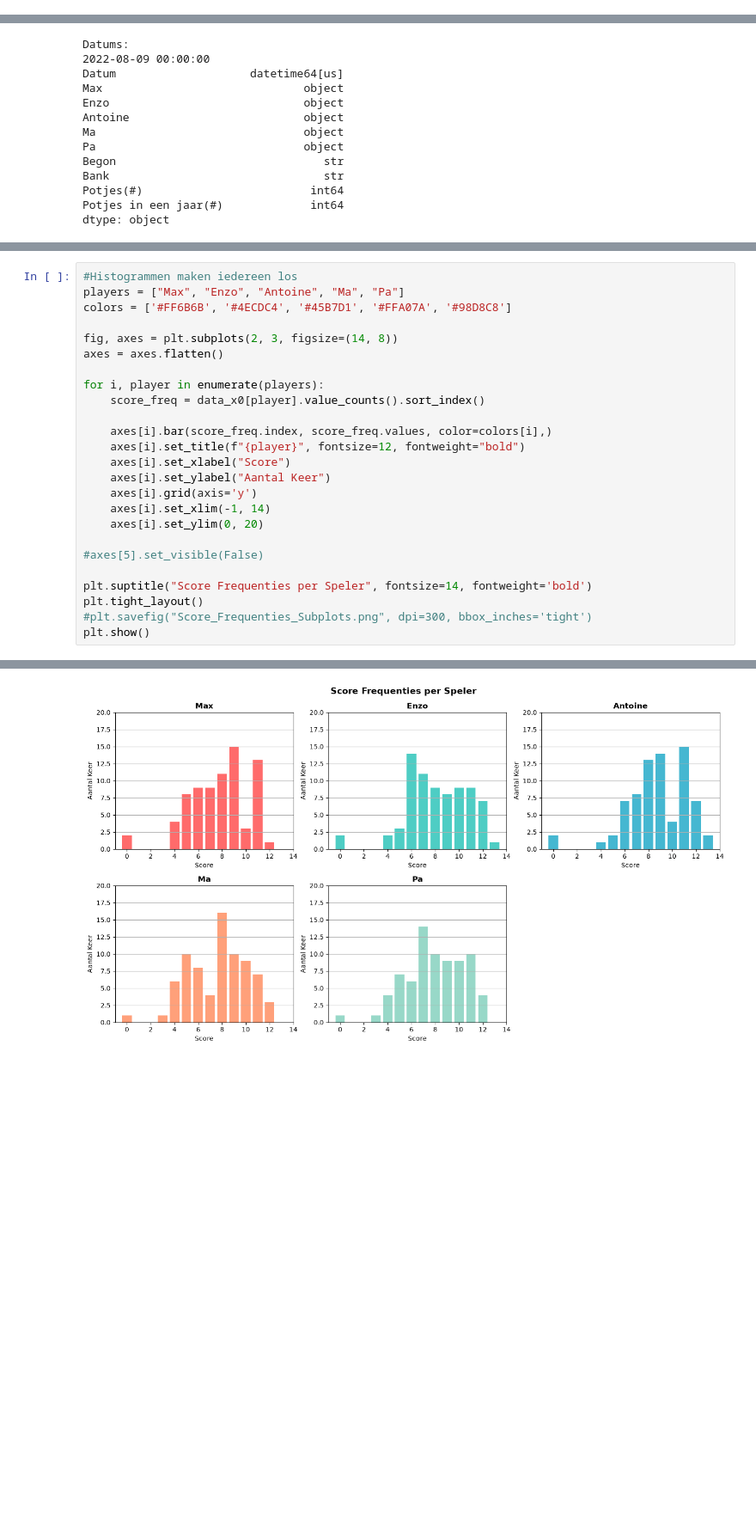
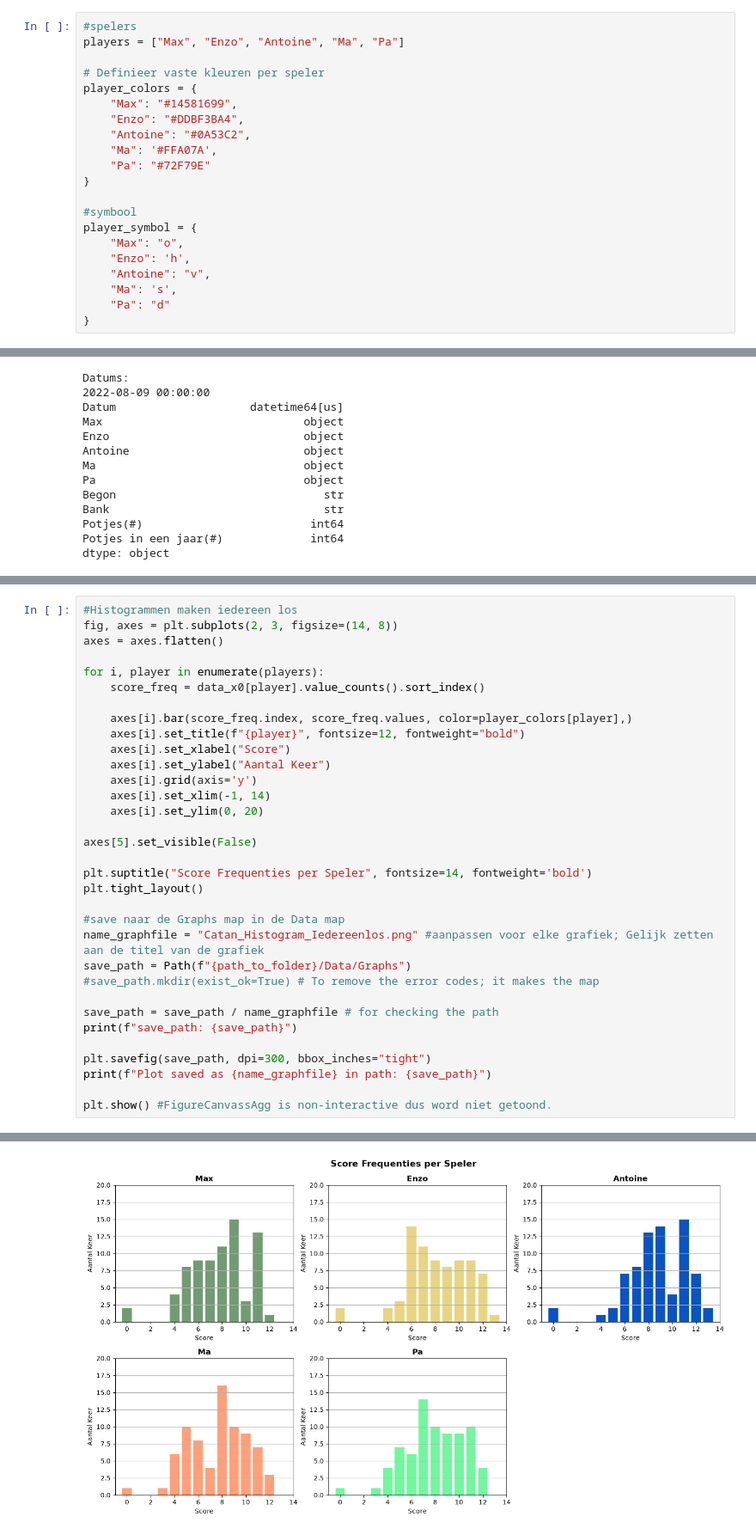
Before and after one commit to BroederZ/WebsiteCatan, a Jupyter notebook: Data/Catan_Data_Verwerking.ipynb, the cells around one changed output, grey strips where cells are left out. Shown at 86% size. Saved outputs shown, nothing was run; the diff lists cells and outputs as text; blank space fills up the shorter version.

```diff
--- a/Data/Catan_Data_Verwerking.ipynb
+++ b/Data/Catan_Data_Verwerking.ipynb
@@ -8,3 +17,24 @@ import openpyxl
+# %%
+#spelers
+players = ["Max", "Enzo", "Antoine", "Ma", "Pa"]
+
+# Definieer vaste kleuren per speler
+player_colors = {
+    "Max": "#14581699",
+    "Enzo": "#DDBF3BA4",
+    "Antoine": "#0A53C2",
+    "Ma": '#FFA07A',
+    "Pa": "#72F79E"
+}
+
+#symbool
+player_symbol = {
+    "Max": "o",
+    "Enzo": 'h',
+    "Antoine": "v",
+    "Ma": 's',
+    "Pa": "d"
+}
 # %%
 name_excelfile = "Catan_RawData_Copy.xlsx"
 #open path to the excel file
@@ -233,15 +348,12 @@ plt.show()
 # %%
 #Histogrammen maken iedereen los
-players = ["Max", "Enzo", "Antoine", "Ma", "Pa"]
-colors = ['#FF6B6B', '#4ECDC4', '#45B7D1', '#FFA07A', '#98D8C8']
-
 fig, axes = plt.subplots(2, 3, figsize=(14, 8))
 axes = axes.flatten()
 
 for i, player in enumerate(players):
     score_freq = data_x0[player].value_counts().sort_index()
 
-    axes[i].bar(score_freq.index, score_freq.values, color=colors[i],)
+    axes[i].bar(score_freq.index, score_freq.values, color=player_colors[player],)
     axes[i].set_title(f"{player}", fontsize=12, fontweight="bold")
     axes[i].set_xlabel("Score")
     axes[i].set_ylabel("Aantal Keer")
@@ -249,10 +361,21 @@ for i, player in enumerate(players):
     axes[i].set_xlim(-1, 14)
     axes[i].set_ylim(0, 20)
 
-#axes[5].set_visible(False)
+axes[5].set_visible(False)
 
 plt.suptitle("Score Frequenties per Speler", fontsize=14, fontweight='bold')
 plt.tight_layout()
-#plt.savefig("Score_Frequenties_Subplots.png", dpi=300, bbox_inches='tight')
-plt.show()
+
+#save naar de Graphs map in de Data map
+name_graphfile = "Catan_Histogram_Iedereenlos.png" #aanpassen voor elke grafiek; Gelijk zetten aan de titel van de grafiek
+save_path = Path(f"{path_to_folder}/Data/Graphs")
+#save_path.mkdir(exist_ok=True) # To remove the error codes; it makes the map
+
+save_path = save_path / name_graphfile # for checking the path
+print(f"save_path: {save_path}")
+
+plt.savefig(save_path, dpi=300, bbox_inches="tight")
+print(f"Plot saved as {name_graphfile} in path: {save_path}")
+
+plt.show() #FigureCanvassAgg is non-interactive dus word niet getoond.
 # %% [output]
@@ -259 +384 @@ plt.show()
-[figure, old version]
+[figure, new version]
```
Also changed, not shown: parts of 15 cells of this notebook, 8 other files.
